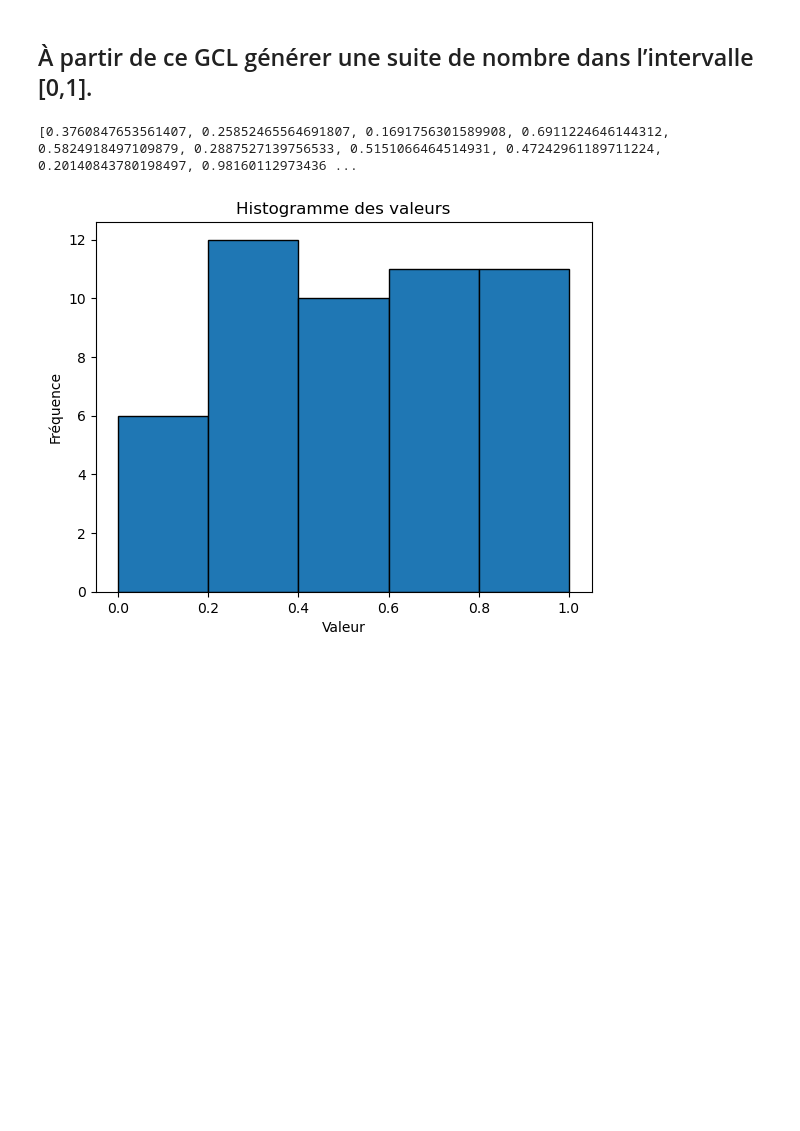
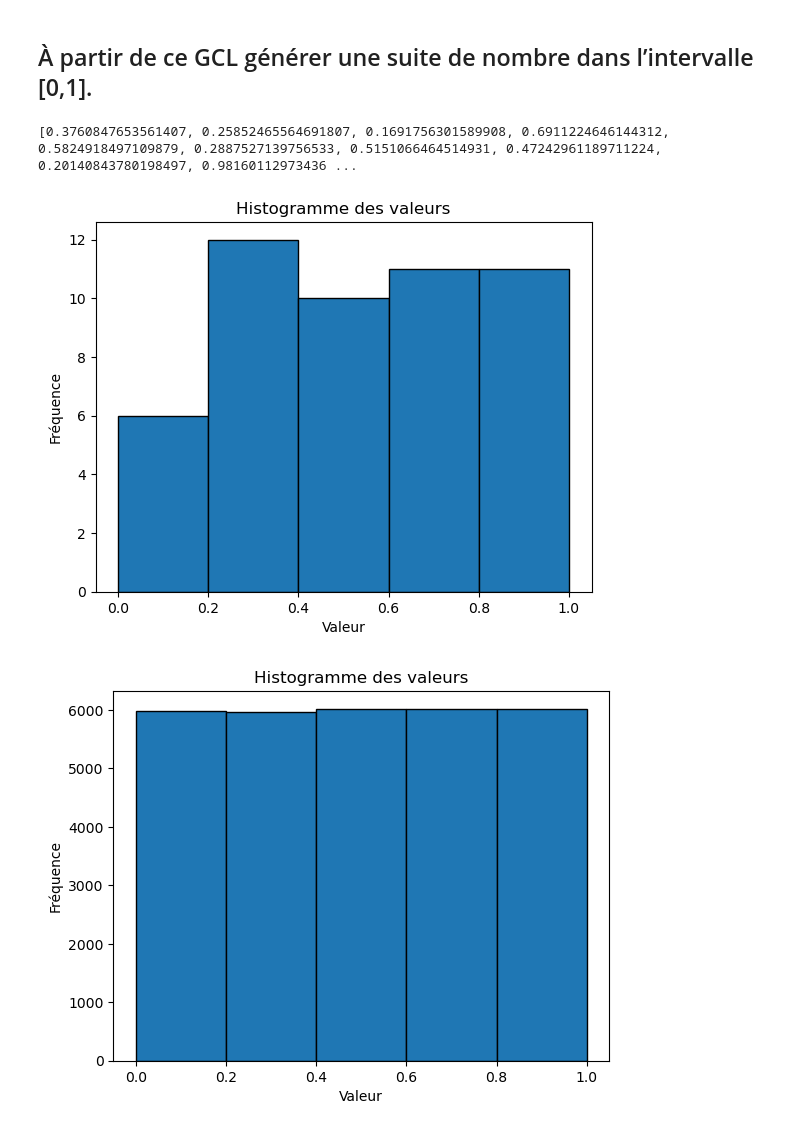
Before and after one commit to daarklink/Projet-proba-python, a Jupyter notebook: Sujet-2-RANDU.ipynb, the cells around one changed output. Cells and saved outputs as stored; diff of their text form; code cells hidden in the pictures; blank space fills up the shorter version.

Commit message:
déplacement affichage de l'histogramme dans afficher_histogramme()

```diff
--- a/Sujet-2-RANDU.ipynb
+++ b/Sujet-2-RANDU.ipynb
@@ -36,19 +36,30 @@ def CGL_RANDU(nb_valeurs) :
 
     for i in range(nb_valeurs) :
         xn1 = (65539 * xn)% (2**31)
+
         liste_valeurs.append(xn1)
         xn = xn1
 
     return normaliser(liste_valeurs)
+
+def afficher_histogramme(liste) :
+    plt.hist(liste, bins=5, edgecolor='black')
+    plt.title("Histogramme des valeurs")
+    plt.xlabel("Valeur")
+    plt.ylabel("Fréquence")
+    plt.show()
 # %%
 liste = CGL_RANDU(50)
+liste2 = CGL_RANDU(30000)
+liste3 = CGL_RANDU(90000)
+liste4 = CGL_RANDU(300000)
 print(liste)
 
-plt.hist(liste, bins=5, edgecolor='black')
-plt.title("Histogramme des valeurs")
-plt.xlabel("Valeur")
-plt.ylabel("Fréquence")
-plt.show()
+afficher_histogramme(liste)
+afficher_histogramme(liste2)
+afficher_histogramme(liste3)
+afficher_histogramme(liste4)
 # %% [output]
 [0.3760847653561407, 0.25852465564691807, 0.1691756301589908, 0.6911224646144312, 0.5824918497109879, 0.2887527139756533, 0.5151066464514931, 0.47242961189711224, 0.20140843780198497, 0.98160112973436 ...
 [figure]
+[figure, added]
```
Also changed, not shown: parts of 1 cell of this notebook.
